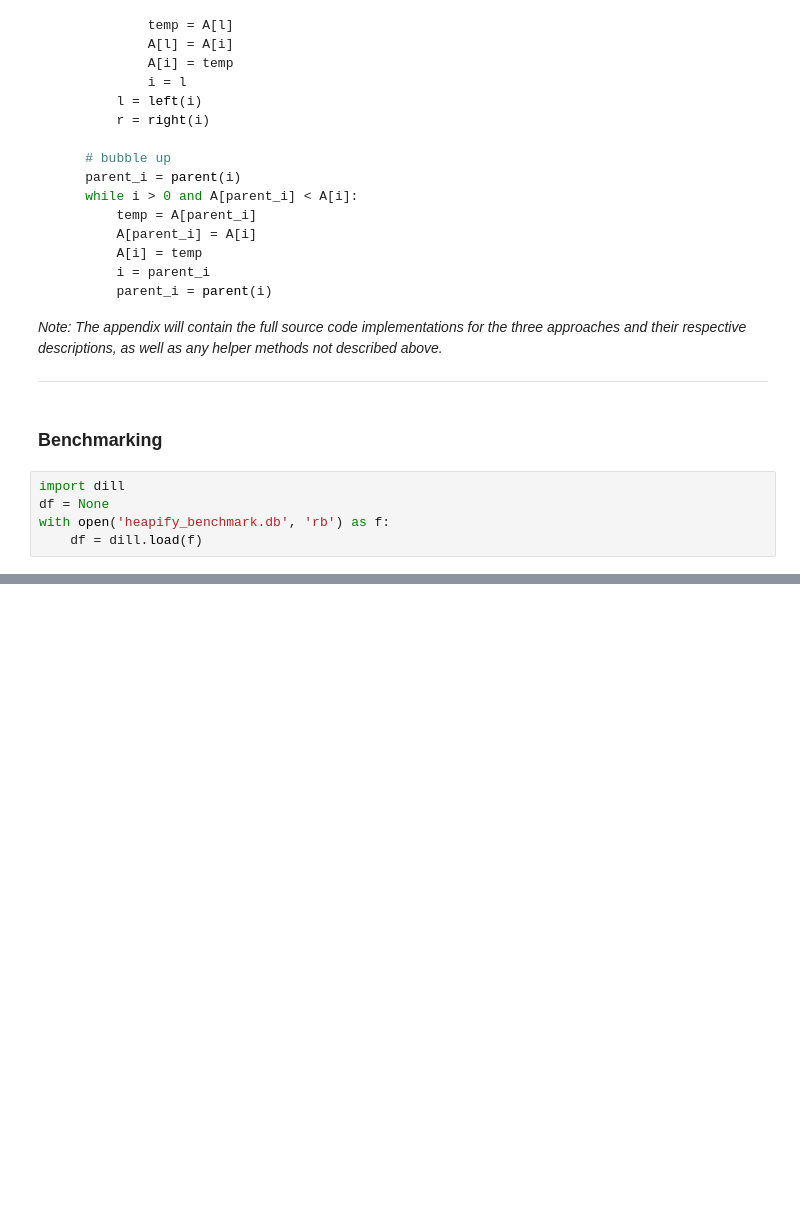
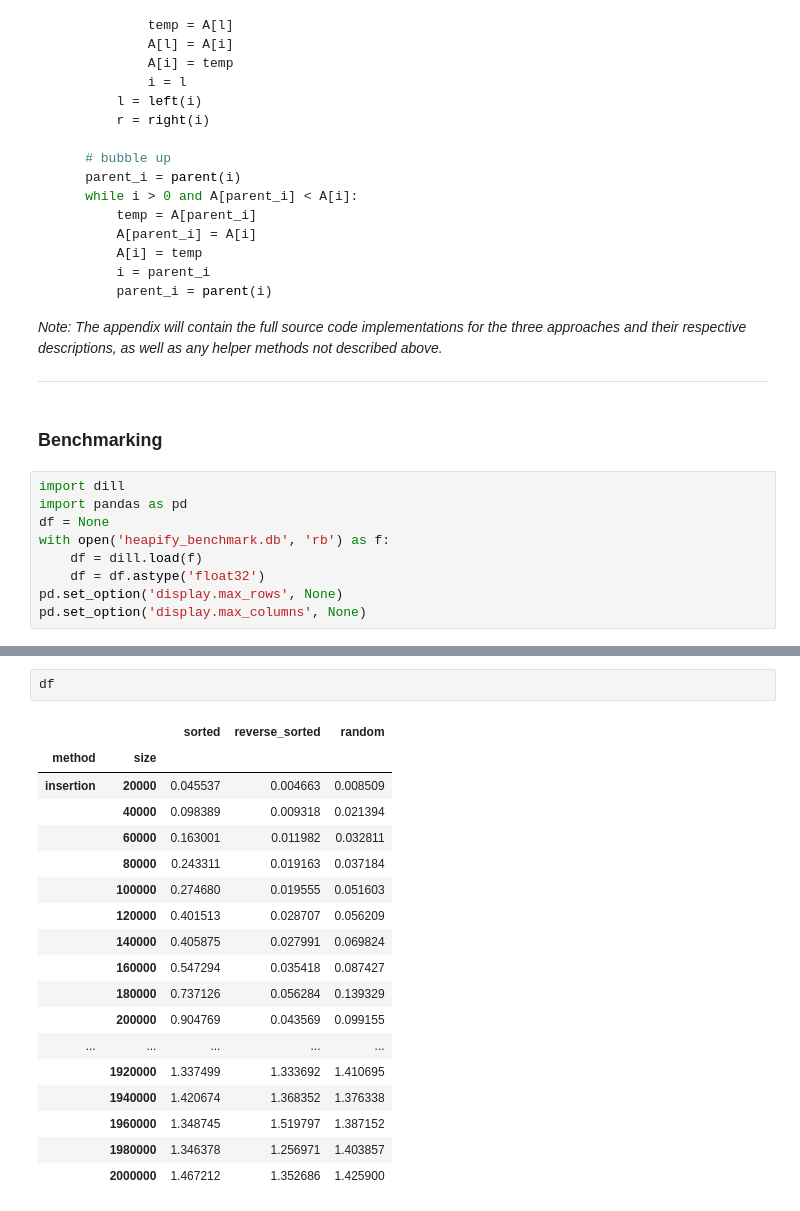
Before and after one commit to mifi2945/Program_4_Heaps, a Jupyter notebook: report.ipynb, the cells around one changed output, grey strips where cells are left out. Drawn from its saved outputs; the diff is of its cells as text; blank space fills up the shorter version.

```diff
--- a/report.ipynb
+++ b/report.ipynb
@@ -143,6 +143,10 @@ def bubble_method_2(A, i):
 ### Benchmarking
 # %%
 import dill
+import pandas as pd
 df = None
 with open('heapify_benchmark.db', 'rb') as f:
     df = dill.load(f)
+    df = df.astype('float32')
+pd.set_option('display.max_rows', None)
+pd.set_option('display.max_columns', None)
@@ -148,0 +161,21 @@ with open('heapify_benchmark.db', 'rb') as f:
+# %%
+df
+# %% [output]
+|  |  | sorted | reverse_sorted | random |
+| method | size |  |  |  |
+| insertion | 20000 | 0.045537 | 0.004663 | 0.008509 |
+|  | 40000 | 0.098389 | 0.009318 | 0.021394 |
+|  | 60000 | 0.163001 | 0.011982 | 0.032811 |
+|  | 80000 | 0.243311 | 0.019163 | 0.037184 |
+|  | 100000 | 0.274680 | 0.019555 | 0.051603 |
+|  | 120000 | 0.401513 | 0.028707 | 0.056209 |
+|  | 140000 | 0.405875 | 0.027991 | 0.069824 |
+|  | 160000 | 0.547294 | 0.035418 | 0.087427 |
+|  | 180000 | 0.737126 | 0.056284 | 0.139329 |
+|  | 200000 | 0.904769 | 0.043569 | 0.099155 |
+| ... | ... | ... | ... | ... |
+|  | 1920000 | 1.337499 | 1.333692 | 1.410695 |
+|  | 1940000 | 1.420674 | 1.368352 | 1.376338 |
+|  | 1960000 | 1.348745 | 1.519797 | 1.387152 |
+|  | 1980000 | 1.346378 | 1.256971 | 1.403857 |
+|  | 2000000 | 1.467212 | 1.352686 | 1.425900 |
```
Also changed, not shown: parts of 7 cells of this notebook, 4 other files.
